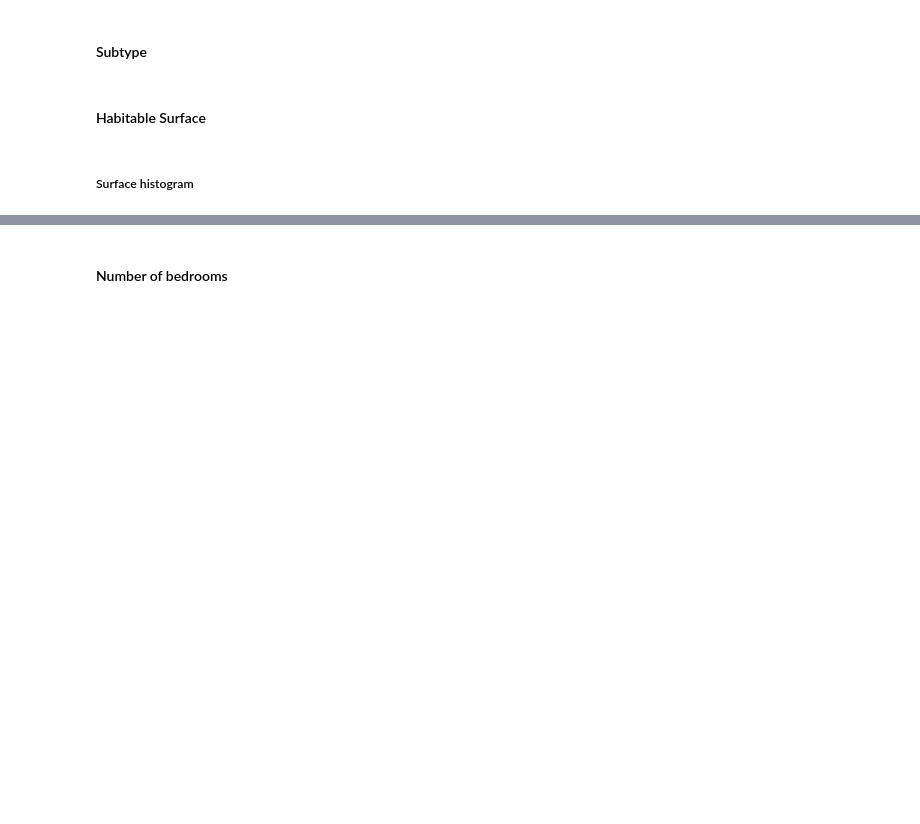
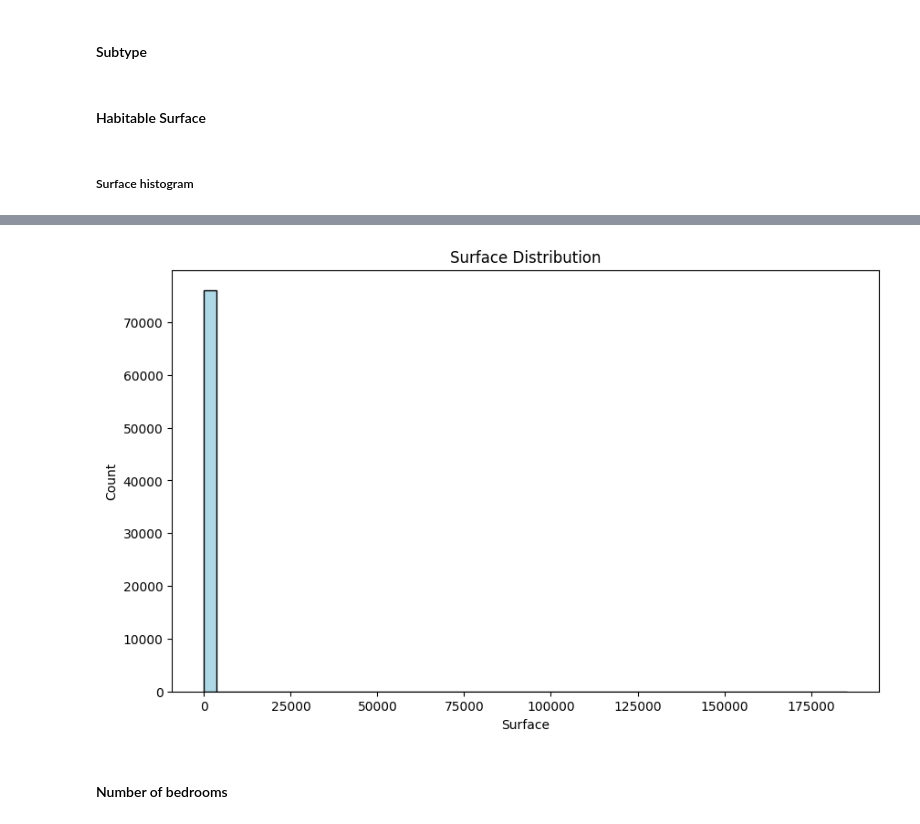
Before and after one commit to hermstefanny/immo-eliza-analysis, a Jupyter notebook: eda_draft.ipynb, the cells around one changed output, grey strips where cells are left out. Saved outputs shown, nothing was run; the diff lists cells and outputs as text; code cells hidden in the pictures; blank space fills up the shorter version.

```diff
--- a/eda_draft.ipynb
+++ b/eda_draft.ipynb
@@ -370,10 +357,12 @@ df_surface_wo_out = remove_outliers_iqr(df_surface, 'habitableSurface')
 # %%
 plt.figure(figsize=(10, 6))
-plt.hist(df_surface_wo_out['habitableSurface'], bins=50, color='lightblue', edgecolor='black')
+plt.hist(df_encoded['habitableSurface'], bins=50, color='lightblue', edgecolor='black')
 plt.title('Surface Distribution')
 plt.xlabel('Surface')
 plt.ylabel('Count')
 plt.show()
+# %% [output]
+[figure, added]
 # %% [markdown]
 #### Number of bedrooms
 # %%
```
Also changed, not shown: parts of 26 cells of this notebook, 2 other files.
